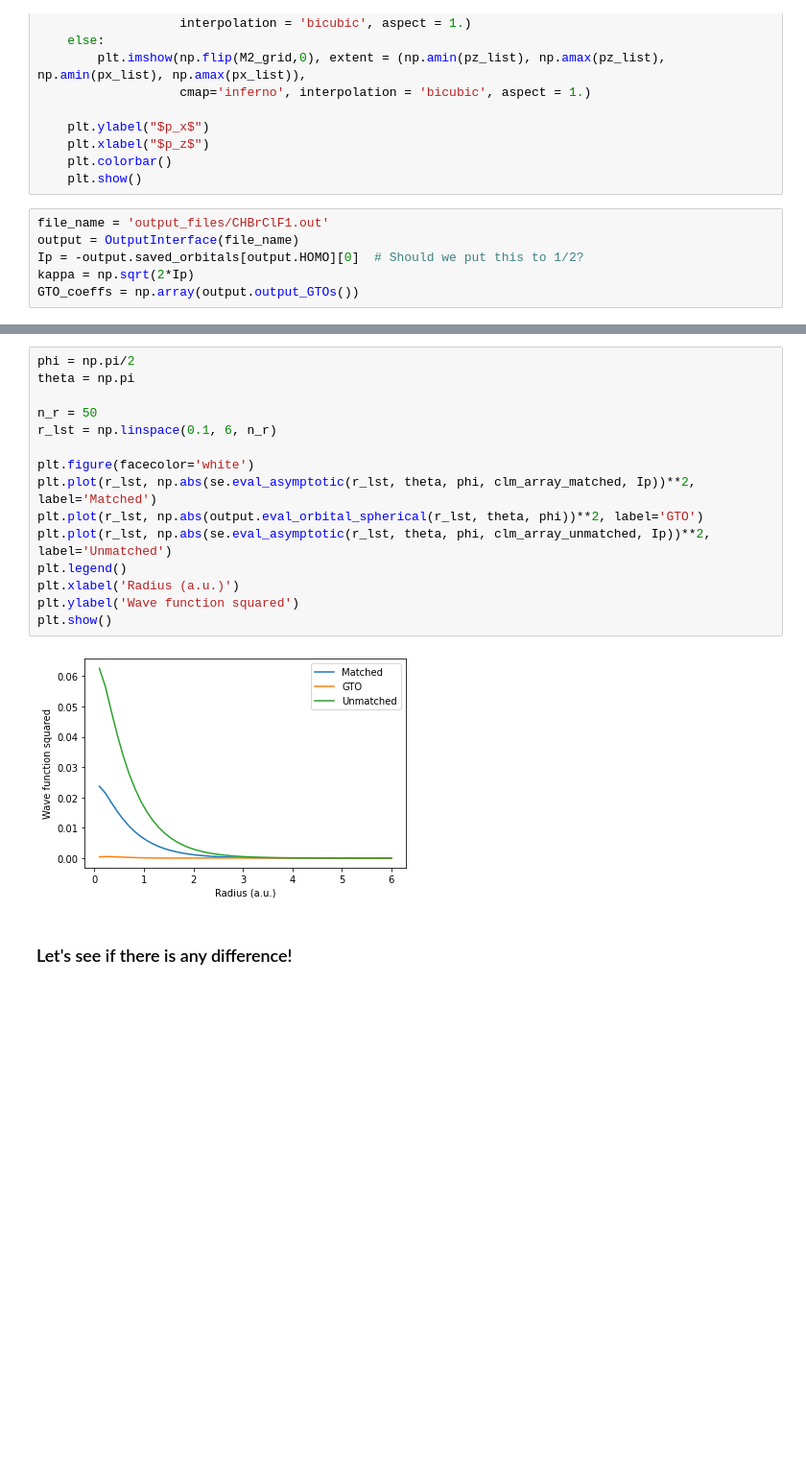
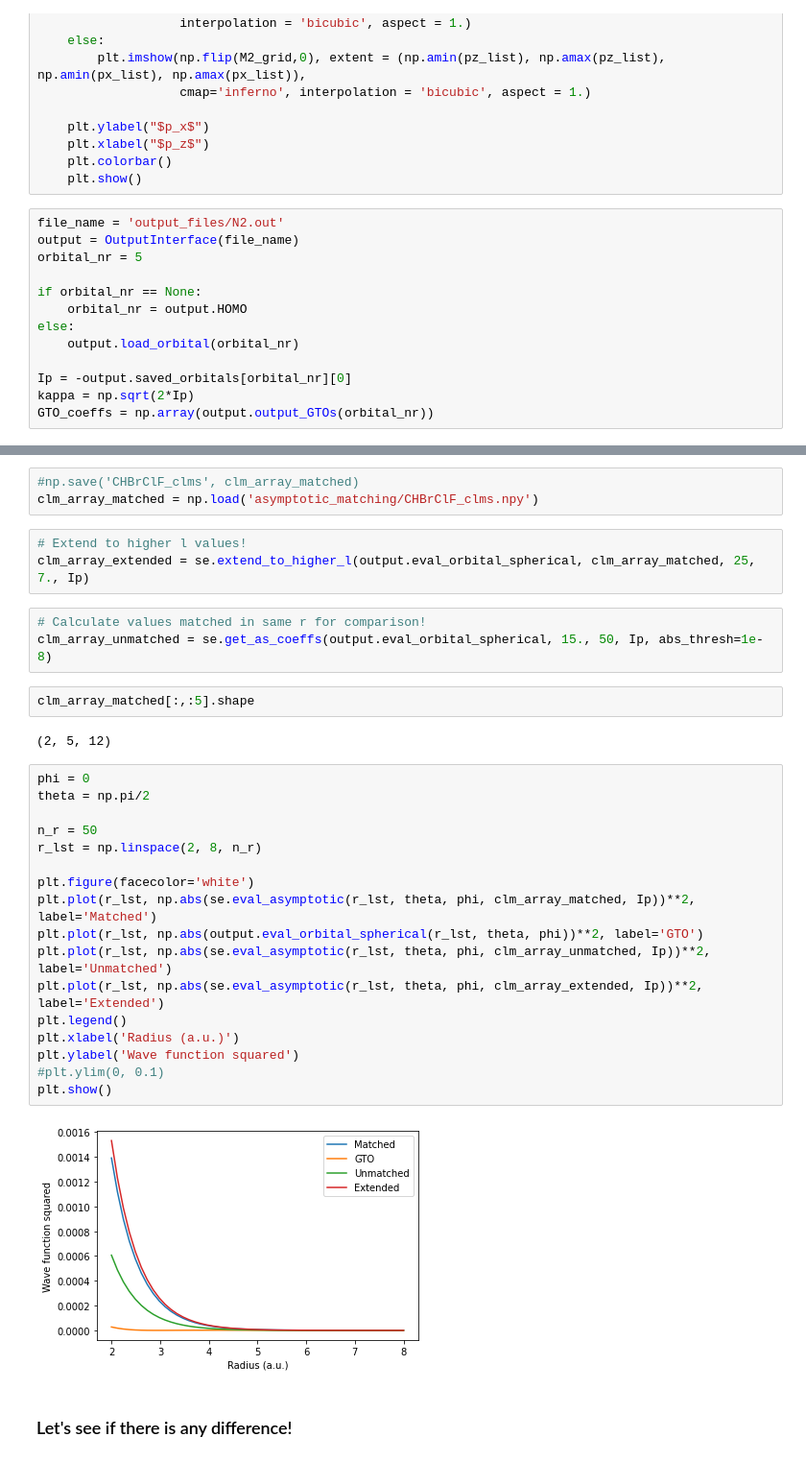
Before and after one commit to EmilHansen1/SFA_OAM_Linear, a Jupyter notebook: Handpicked_CHBrClF.ipynb, the cells around one changed output, grey strips where cells are left out. Shown at 96% size. Saved outputs shown, nothing was run; the diff lists cells and outputs as text; blank space fills up the shorter version.

```diff
--- a/Handpicked_CHBrClF.ipynb
+++ b/Handpicked_CHBrClF.ipynb
@@ -42,8 +42,15 @@ def plot_M_grid(M_grid, px_list, pz_list, log=False, log_scale = 1e-4):
     plt.colorbar()
     plt.show()
 # %%
-file_name = 'output_files/CHBrClF1.out'
+file_name = 'output_files/N2.out'
 output = OutputInterface(file_name)
-Ip = -output.saved_orbitals[output.HOMO][0]  # Should we put this to 1/2?
+orbital_nr = 5
+
+if orbital_nr == None:
+    orbital_nr = output.HOMO
+else:
+    output.load_orbital(orbital_nr)
+
+Ip = -output.saved_orbitals[orbital_nr][0]
 kappa = np.sqrt(2*Ip)
-GTO_coeffs = np.array(output.output_GTOs())
+GTO_coeffs = np.array(output.output_GTOs(orbital_nr))
@@ -118,19 +142,34 @@ clm_array_unmatched = se.get_as_coeffs(output.eval_orbital_spherical, 7., 50, Ip
+# %%
+#np.save('CHBrClF_clms', clm_array_matched)
+clm_array_matched = np.load('asymptotic_matching/CHBrClF_clms.npy')
+# %%
+# Extend to higher l values!
+clm_array_extended = se.extend_to_higher_l(output.eval_orbital_spherical, clm_array_matched, 25, 7., Ip)
+# %%
+# Calculate values matched in same r for comparison!
+clm_array_unmatched = se.get_as_coeffs(output.eval_orbital_spherical, 15., 50, Ip, abs_thresh=1e-8)
+# %%
+clm_array_matched[:,:5].shape
+# %% [output]
+(2, 5, 12)
 # %%
-phi = np.pi/2
-theta = np.pi
+phi = 0
+theta = np.pi/2
 
 n_r = 50
-r_lst = np.linspace(0.1, 6, n_r)
+r_lst = np.linspace(2, 8, n_r)
 
 plt.figure(facecolor='white')
 plt.plot(r_lst, np.abs(se.eval_asymptotic(r_lst, theta, phi, clm_array_matched, Ip))**2, label='Matched')
 plt.plot(r_lst, np.abs(output.eval_orbital_spherical(r_lst, theta, phi))**2, label='GTO')
 plt.plot(r_lst, np.abs(se.eval_asymptotic(r_lst, theta, phi, clm_array_unmatched, Ip))**2, label='Unmatched')
+plt.plot(r_lst, np.abs(se.eval_asymptotic(r_lst, theta, phi, clm_array_extended, Ip))**2, label='Extended')
 plt.legend()
 plt.xlabel('Radius (a.u.)')
 plt.ylabel('Wave function squared')
+#plt.ylim(0, 0.1)
 plt.show()
 # %% [output]
-[figure, old version]
+[figure, new version]
 # %% [markdown]
 ### Let's see if there is any difference!
```
Also changed, not shown: parts of 26 cells of this notebook, 1 other file.
